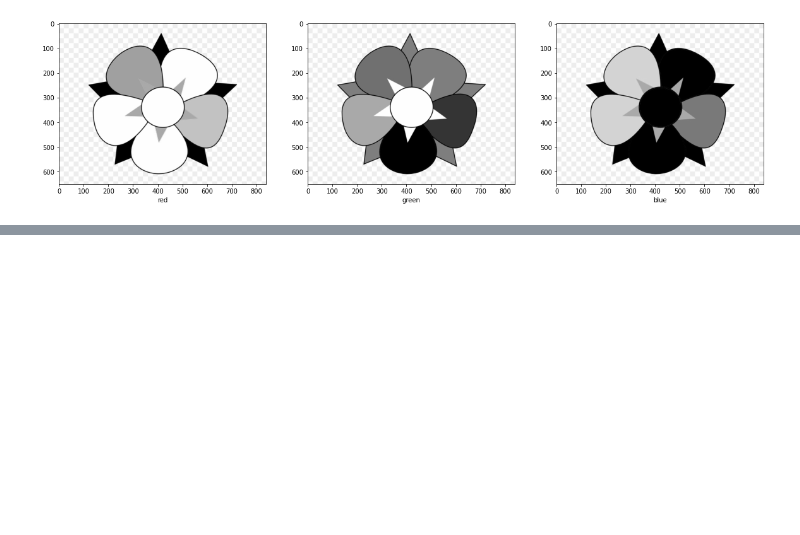
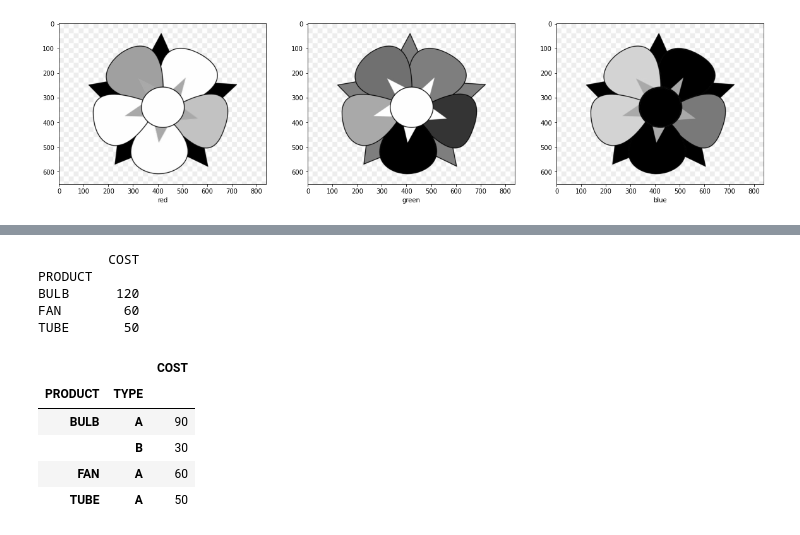
Before and after one commit to KARTIKEYgarg1/udemy-data-science-and-ml, a Jupyter notebook: Practice.ipynb, the cells around one changed output, grey strips where cells are left out. Drawn from its saved outputs; the diff is of its cells as text; code cells hidden in the pictures; blank space fills up the shorter version.

```diff
--- a/Practice.ipynb
+++ b/Practice.ipynb
@@ -372,0 +417,18 @@ for i,axi in enumerate(ax.flat):
+# %%
+import pandas as pd
+ar=pd.DataFrame({'PRODUCT':['BULB','FAN','BULB','TUBE'],'COST':[90,60,30,50]})
+ar1=pd.DataFrame({'PRODUCT':['BULB','FAN','BULB','TUBE'],'TYPE':['A','A','B','A'],'COST':[90,60,30,50]})
+print(ar.groupby('PRODUCT').sum())
+ar1.groupby(['PRODUCT','TYPE']).sum()
+# %% [output]
+         COST
+PRODUCT
+BULB      120
+FAN        60
+TUBE       50
+|  |  | COST |
+| PRODUCT | TYPE |  |
+| BULB | A | 90 |
+|  | B | 30 |
+| FAN | A | 60 |
+| TUBE | A | 50 |
```
Also changed, not shown: parts of 3 cells of this notebook.
